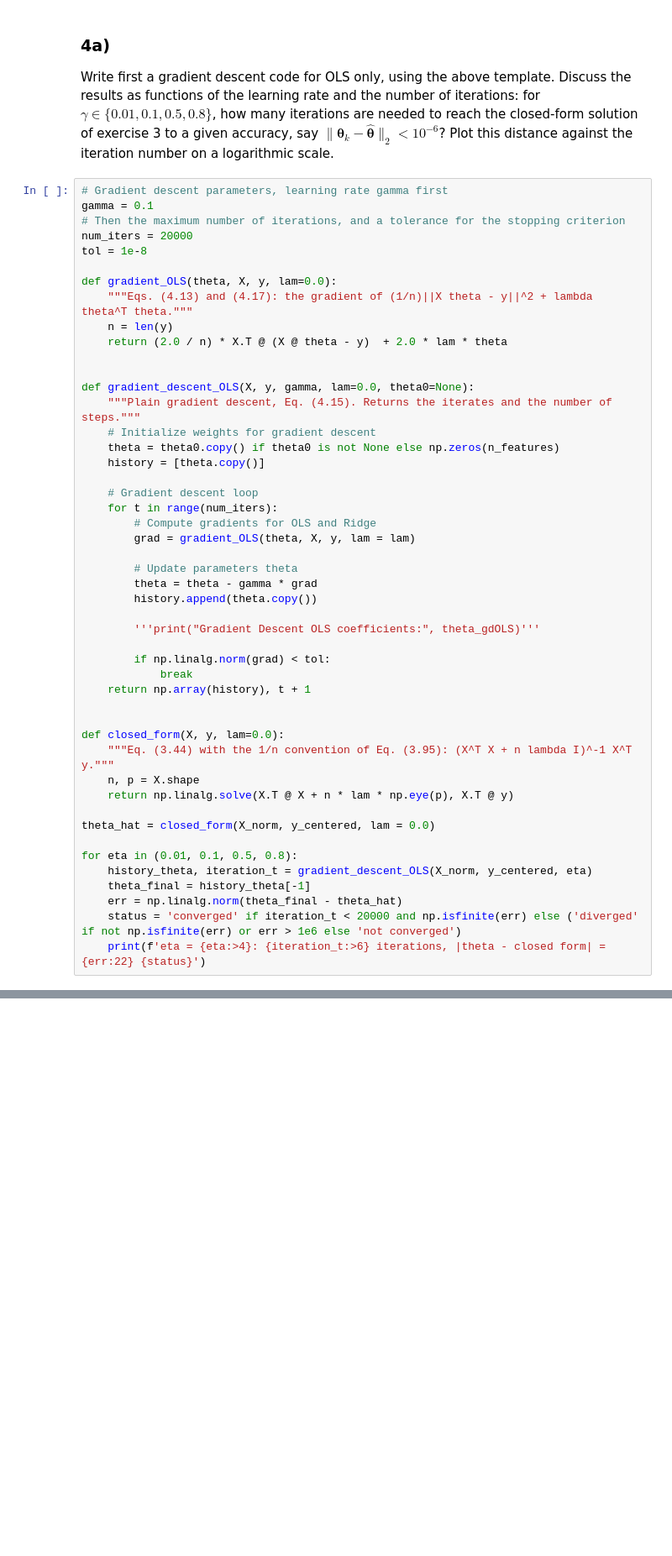
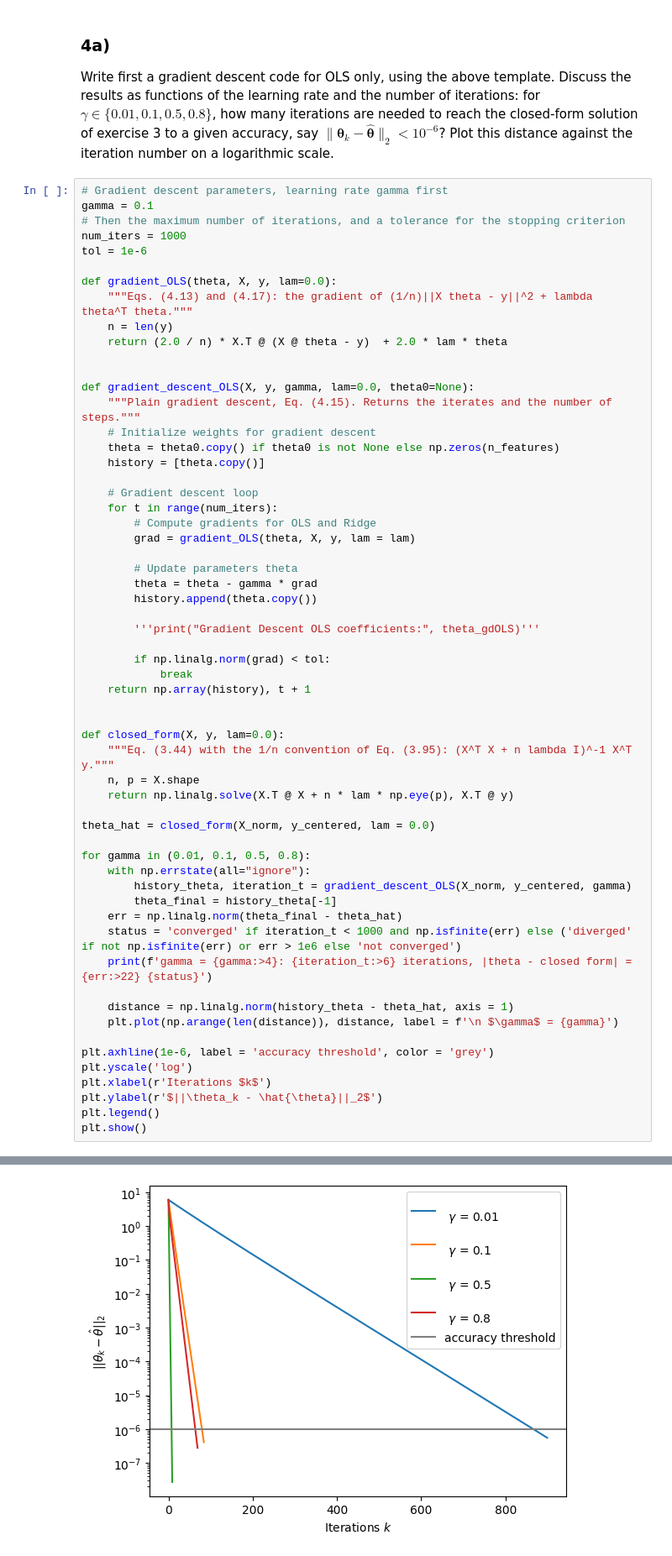
Before and after one commit to viktokr/FYS_STK4155-ukesoppgaver, a Jupyter notebook: exercisesweek37-Nora.ipynb, the cells around one changed output, grey strips where cells are left out. Shown at 84% size. Saved outputs shown, nothing was run; the diff lists cells and outputs as text; blank space fills up the shorter version.

```diff
--- a/exercisesweek37-Nora.ipynb
+++ b/exercisesweek37-Nora.ipynb
@@ -322,8 +322,8 @@ Plot this distance against the iteration number on a logarithmic scale.
 # Gradient descent parameters, learning rate gamma first
 gamma = 0.1
 # Then the maximum number of iterations, and a tolerance for the stopping criterion
-num_iters = 20000
-tol = 1e-8
+num_iters = 1000
+tol = 1e-6
 
 def gradient_OLS(theta, X, y, lam=0.0):
     """Eqs. (4.13) and (4.17): the gradient of (1/n)||X theta - y||^2 + lambda theta^T theta."""
@@ -360,10 +360,21 @@ def closed_form(X, y, lam=0.0):
 
 theta_hat = closed_form(X_norm, y_centered, lam = 0.0)
 
-for eta in (0.01, 0.1, 0.5, 0.8):
-    history_theta, iteration_t = gradient_descent_OLS(X_norm, y_centered, eta)
-    theta_final = history_theta[-1]
+for gamma in (0.01, 0.1, 0.5, 0.8):
+    with np.errstate(all="ignore"):
+        history_theta, iteration_t = gradient_descent_OLS(X_norm, y_centered, gamma)
+        theta_final = history_theta[-1]
     err = np.linalg.norm(theta_final - theta_hat)
-    status = 'converged' if iteration_t < 20000 and np.isfinite(err) else ('diverged' if not np.isfinite(err) or err > 1e6 else 'not converged')
-    print(f'eta = {eta:>4}: {iteration_t:>6} iterations, |theta - closed form| = {err:22} {status}')
+    status = 'converged' if iteration_t < 1000 and np.isfinite(err) else ('diverged' if not np.isfinite(err) or err > 1e6 else 'not converged')
+    print(f'gamma = {gamma:>4}: {iteration_t:>6} iterations, |theta - closed form| = {err:>22} {status}')
+
+    distance = np.linalg.norm(history_theta - theta_hat, axis = 1)
+    plt.plot(np.arange(len(distance)), distance, label = f'\n $\gamma$ = {gamma}')
+
+plt.axhline(1e-6, label = 'accuracy threshold', color = 'grey')
+plt.yscale('log')
+plt.xlabel(r'Iterations $k$')
+plt.ylabel(r'$||\theta_k - \hat{\theta}||_2$')
+plt.legend()
+plt.show()
 # %% [output]
@@ -373,0 +385 @@ eta =  0.8:     88 iterations, |theta - closed form| =  3.146071979041389e-09 co
+[figure, added]
```
Also changed, not shown: parts of 2 cells of this notebook.
